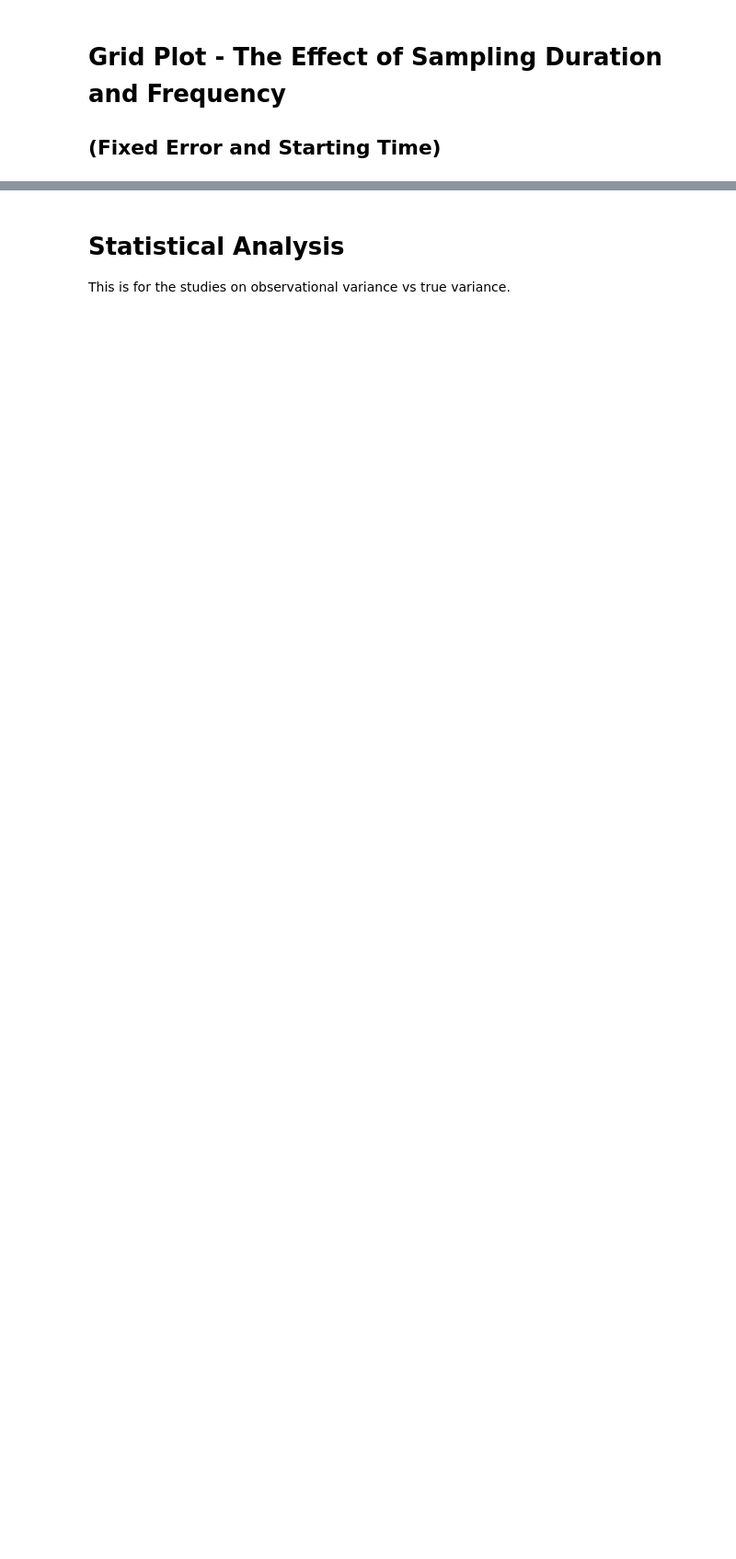
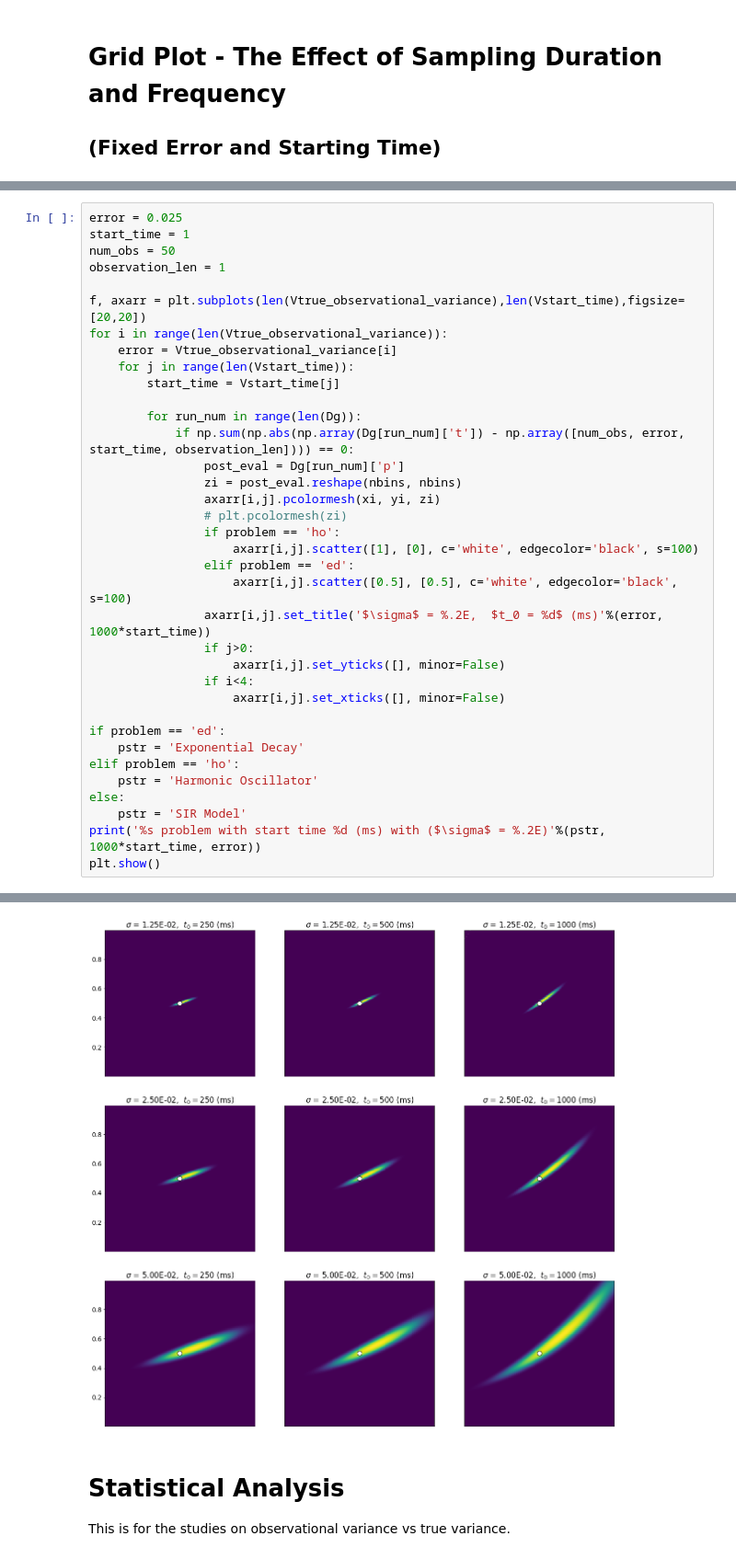
Before and after one commit to mpilosov/ConsistentBayes, a Jupyter notebook: examples/Visualize_Parallelized_Results.ipynb, the cells around one changed output, grey strips where cells are left out. Shown at 92% size. Saved outputs shown, nothing was run; the diff lists cells and outputs as text; blank space fills up the shorter version.

```diff
--- a/examples/Visualize_Parallelized_Results.ipynb
+++ b/examples/Visualize_Parallelized_Results.ipynb
@@ -117,0 +120,37 @@ Exponential Decay problem with start time 250 (ms) with ($\sigma$ = 2.50E-02)
+# %%
+error = 0.025
+start_time = 1
+num_obs = 50
+observation_len = 1
+
+f, axarr = plt.subplots(len(Vtrue_observational_variance),len(Vstart_time),figsize=[20,20])
+for i in range(len(Vtrue_observational_variance)):
+    error = Vtrue_observational_variance[i]
+    for j in range(len(Vstart_time)):
+        start_time = Vstart_time[j]
+
+        for run_num in range(len(Dg)):
+            if np.sum(np.abs(np.array(Dg[run_num]['t']) - np.array([num_obs, error, start_time, observation_len]))) == 0:
+                post_eval = Dg[run_num]['p']
+                zi = post_eval.reshape(nbins, nbins)
+                axarr[i,j].pcolormesh(xi, yi, zi)
+                # plt.pcolormesh(zi)
+                if problem == 'ho':
+                    axarr[i,j].scatter([1], [0], c='white', edgecolor='black', s=100)
+                elif problem == 'ed':
+                    axarr[i,j].scatter([0.5], [0.5], c='white', edgecolor='black', s=100)
+                axarr[i,j].set_title('$\sigma$ = %.2E,  $t_0 = %d$ (ms)'%(error, 1000*start_time))
+                if j>0:
+                    axarr[i,j].set_yticks([], minor=False)
+                if i<4:
+                    axarr[i,j].set_xticks([], minor=False)
+
+if problem == 'ed':
+    pstr = 'Exponential Decay'
+elif problem == 'ho':
+    pstr = 'Harmonic Oscillator'
+else:
+    pstr = 'SIR Model'
+print('%s problem with start time %d (ms) with ($\sigma$ = %.2E)'%(pstr, 1000*start_time, error))
+plt.show()
+# %% [output]
@@ -118,3 +158,4 @@ Exponential Decay problem with start time 250 (ms) with ($\sigma$ = 2.50E-02)
+[figure, added]
 # %% [markdown]
 # Statistical Analysis
 
```
Also changed, not shown: parts of 5 cells of this notebook.
